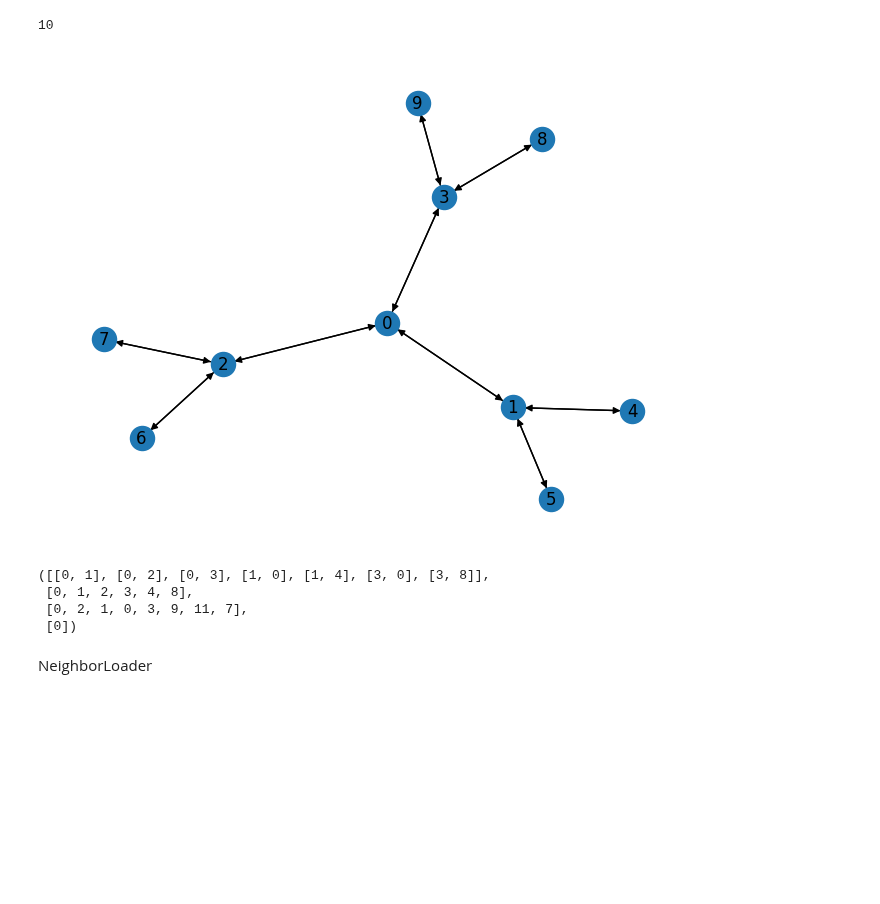
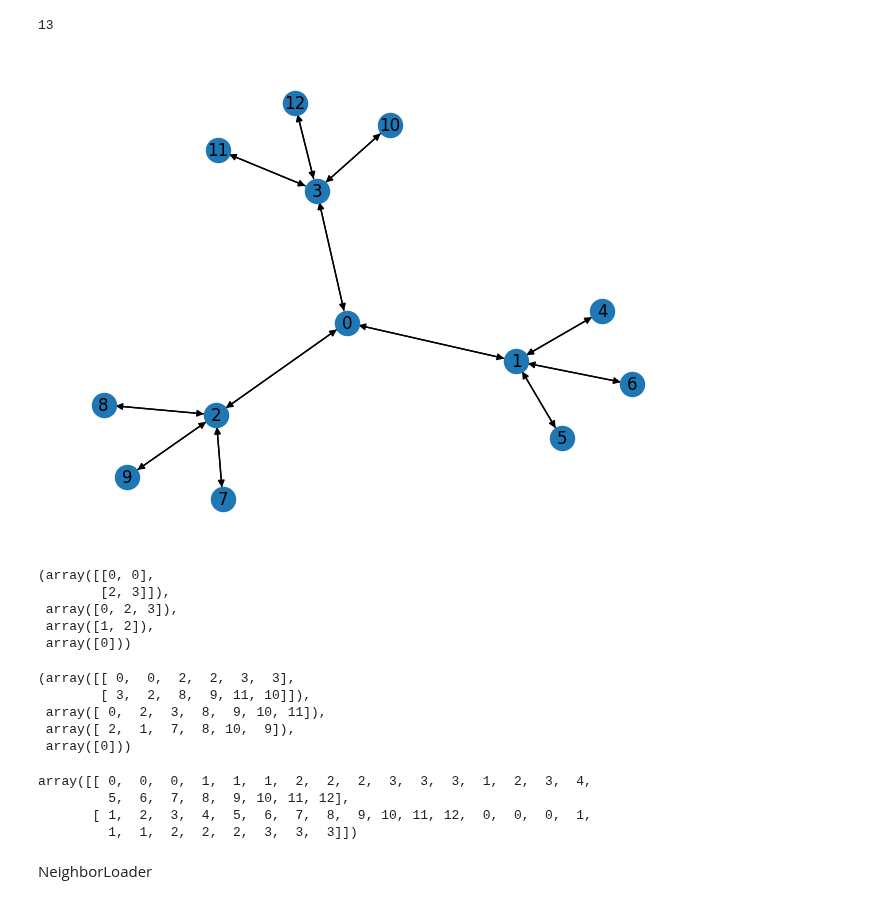
Before and after one commit to mlx-graphs/mlx-graphs, a Jupyter notebook: explore.ipynb, the cells around one changed output. Drawn from its saved outputs; the diff is of its cells as text; code cells hidden in the pictures; blank space fills up the shorter version.

Commit message:
fix sampler for batch_size of 1 + tests

```diff
--- a/explore.ipynb
+++ b/explore.ipynb
@@ -56,14 +56,22 @@ def to_networkx(
         G.add_edge(v, w)
 
     return G
+
+
+def draw_graph_from_edge_index(edge_index):
+    edge_list = list(map(tuple, edge_index.T))
+    G = nx.DiGraph()
+    G.add_edges_from(edge_list)
+    nx.draw(G, with_labels=True)
+    plt.show()
 # %%
 edge_index = mx.array([
-    [0, 0, 0, 1, 1, 2, 2, 3, 3, 1, 2, 3, 4, 5, 6, 7, 8, 9],
-    [1, 2, 3, 4, 5, 6, 7, 8, 9, 0, 0, 0, 1, 1, 2, 2, 3, 3]
+    [0, 0, 0, 1, 1, 1, 2, 2, 2, 3, 3, 3, 1, 2, 3, 4, 5, 6, 7, 8, 9, 10, 11, 12],
+    [1, 2, 3, 4, 5, 6, 7, 8, 9, 10, 11, 12,0, 0, 0, 1, 1, 1, 2, 2, 2, 3, 3, 3,]
 ])
 edge_index_numpy = np.array([
-    [0, 0, 0, 1, 1, 2, 2, 3, 3, 1, 2, 3, 4, 5, 6, 7, 8, 9],
-    [1, 2, 3, 4, 5, 6, 7, 8, 9, 0, 0, 0, 1, 1, 2, 2, 3, 3]
+    [0, 0, 0, 1, 1, 1, 2, 2, 2, 3, 3, 3, 1, 2, 3, 4, 5, 6, 7, 8, 9, 10, 11, 12],
+    [1, 2, 3, 4, 5, 6, 7, 8, 9, 10, 11, 12,0, 0, 0, 1, 1, 1, 2, 2, 2, 3, 3, 3,]
 ])
 
 node_features = mx.array([[1],[1],[1],[1],[1],[1],[1],[1],[1],[1]])
@@ -72,21 +80,41 @@ data = GraphData(node_features=node_features, edge_index=edge_index)
 G = to_networkx(data=data)
 G.number_of_nodes()
 # %% [output]
-10
+13
-# %%
-# Draw the graph
-nx.draw(G, with_labels=True)  # Set to False because we'll add custom labels next
-
-plt.show()
-# %% [output]
-[figure, removed]
+# %%
+def draw_graph_from_edge_index(edge_index):
+    edge_list = list(map(tuple, edge_index.T))
+    G = nx.DiGraph()
+    G.add_edges_from(edge_list)
+    nx.draw(G, with_labels=True)
+    plt.show()
+# %%
+draw_graph_from_edge_index(edge_index=edge_index_numpy)
+# %% [output]
+[figure, added]
+# %%
+sample_nodes(edge_index=edge_index_numpy, num_neighbors=[2], batch_size=1, input_nodes=np.array([0]))
+# %% [output]
+(array([[0, 0],
+        [2, 3]]),
+ array([0, 2, 3]),
+ array([1, 2]),
+ array([0]))
 # %%
-sample_nodes(edge_index=edge_index_numpy, num_neighbors=[2,2], batch_size=1, input_nodes=[0])
+sample_nodes(edge_index=edge_index_numpy, num_neighbors=[2,2], batch_size=1, input_nodes=np.array([0]))
 # %% [output]
-([[0, 1], [0, 2], [0, 3], [1, 0], [1, 4], [3, 0], [3, 8]],
- [0, 1, 2, 3, 4, 8],
- [0, 2, 1, 0, 3, 9, 11, 7],
- [0])
+(array([[ 0,  0,  2,  2,  3,  3],
+        [ 3,  2,  8,  9, 11, 10]]),
+ array([ 0,  2,  3,  8,  9, 10, 11]),
+ array([ 2,  1,  7,  8, 10,  9]),
+ array([0]))
+# %%
+edge_index_numpy
+# %% [output]
+array([[ 0,  0,  0,  1,  1,  1,  2,  2,  2,  3,  3,  3,  1,  2,  3,  4,
+         5,  6,  7,  8,  9, 10, 11, 12],
+       [ 1,  2,  3,  4,  5,  6,  7,  8,  9, 10, 11, 12,  0,  0,  0,  1,
+         1,  1,  2,  2,  2,  3,  3,  3]])
 # %% [markdown]
 NeighborLoader
 # %%
```
Also changed, not shown: parts of 1 cell of this notebook, 2 other files.
